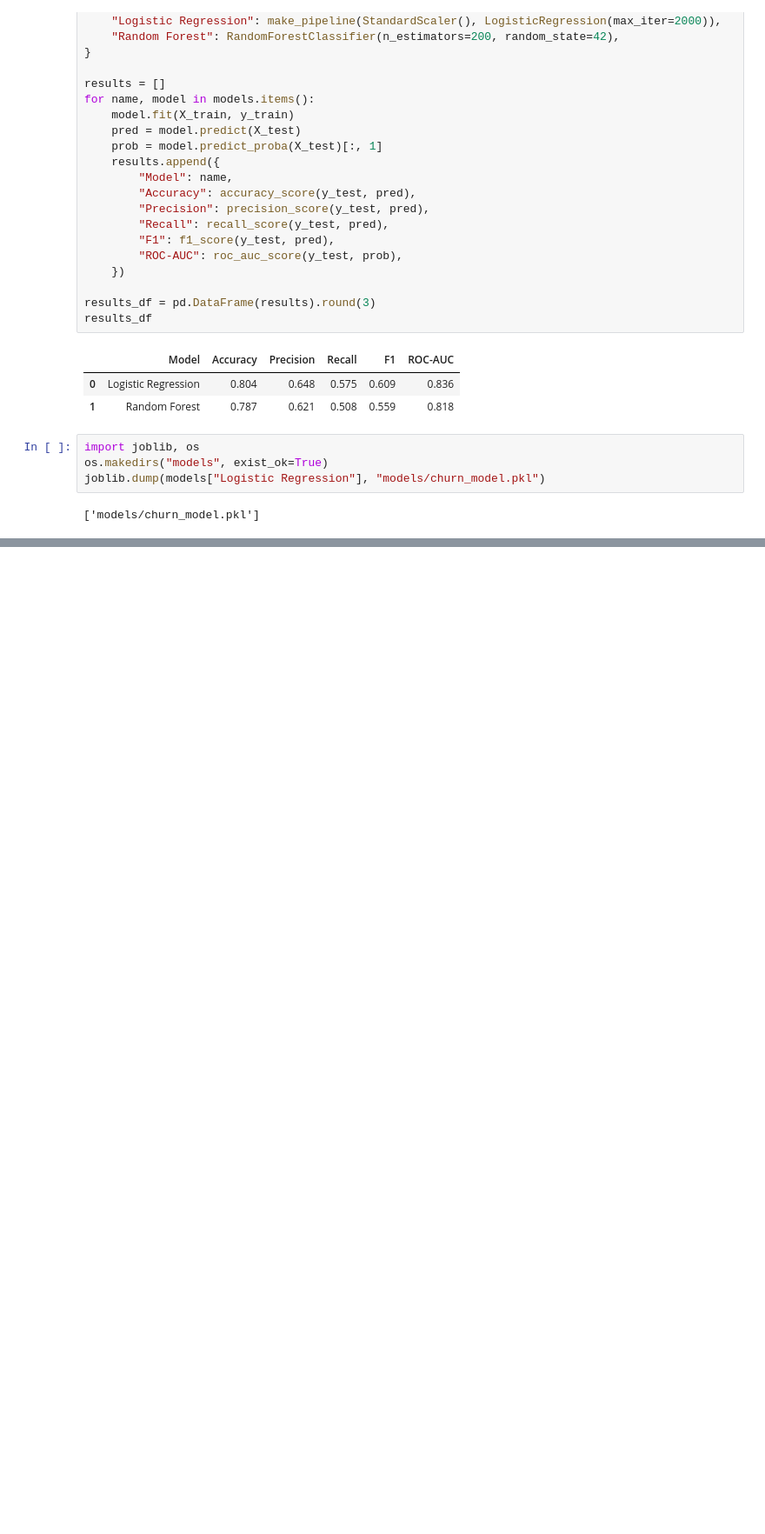
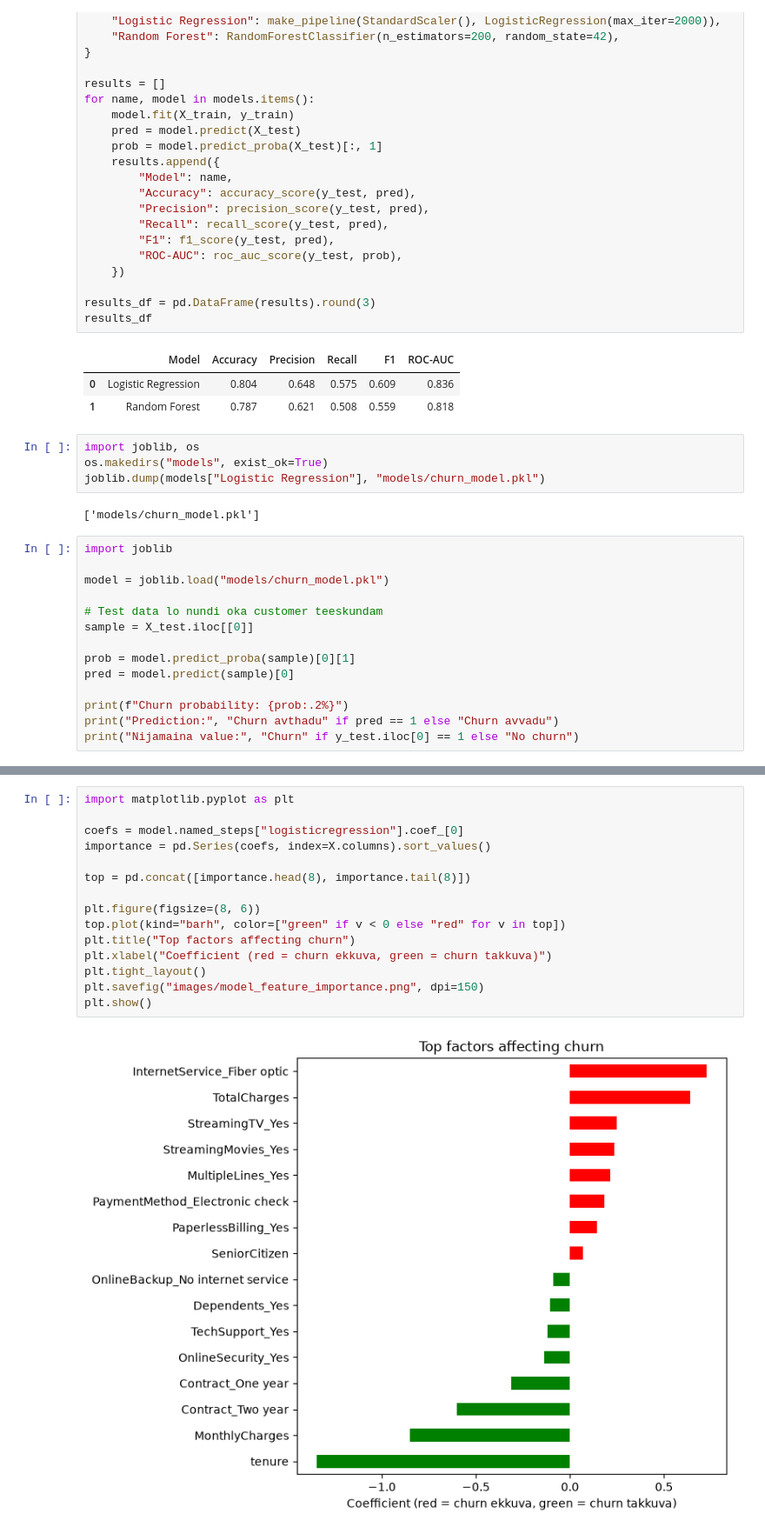
Before and after one commit to jyoshna5906/telecom-churn-analysis, a Jupyter notebook: churn.ipynb, the cells around one changed output, grey strips where cells are left out. Shown at 87% size. Cells and saved outputs as stored; diff of their text form; blank space fills up the shorter version.

Commit message:
Add feature importance chart and insights

```diff
--- a/churn.ipynb
+++ b/churn.ipynb
@@ -321,3 +321,17 @@ os.makedirs("models", exist_ok=True)
 joblib.dump(models["Logistic Regression"], "models/churn_model.pkl")
 # %% [output]
 ['models/churn_model.pkl']
+# %%
+import joblib
+
+model = joblib.load("models/churn_model.pkl")
+
+# Test data lo nundi oka customer teeskundam
+sample = X_test.iloc[[0]]
+
+prob = model.predict_proba(sample)[0][1]
+pred = model.predict(sample)[0]
+
+print(f"Churn probability: {prob:.2%}")
+print("Prediction:", "Churn avthadu" if pred == 1 else "Churn avvadu")
+print("Nijamaina value:", "Churn" if y_test.iloc[0] == 1 else "No churn")
@@ -323,0 +361,17 @@ joblib.dump(models["Logistic Regression"], "models/churn_model.pkl")
+# %%
+import matplotlib.pyplot as plt
+
+coefs = model.named_steps["logisticregression"].coef_[0]
+importance = pd.Series(coefs, index=X.columns).sort_values()
+
+top = pd.concat([importance.head(8), importance.tail(8)])
+
+plt.figure(figsize=(8, 6))
+top.plot(kind="barh", color=["green" if v < 0 else "red" for v in top])
+plt.title("Top factors affecting churn")
+plt.xlabel("Coefficient (red = churn ekkuva, green = churn takkuva)")
+plt.tight_layout()
+plt.savefig("images/model_feature_importance.png", dpi=150)
+plt.show()
+# %% [output]
+[figure, added]
```
Also changed, not shown: parts of 2 cells of this notebook, 2 other files.
